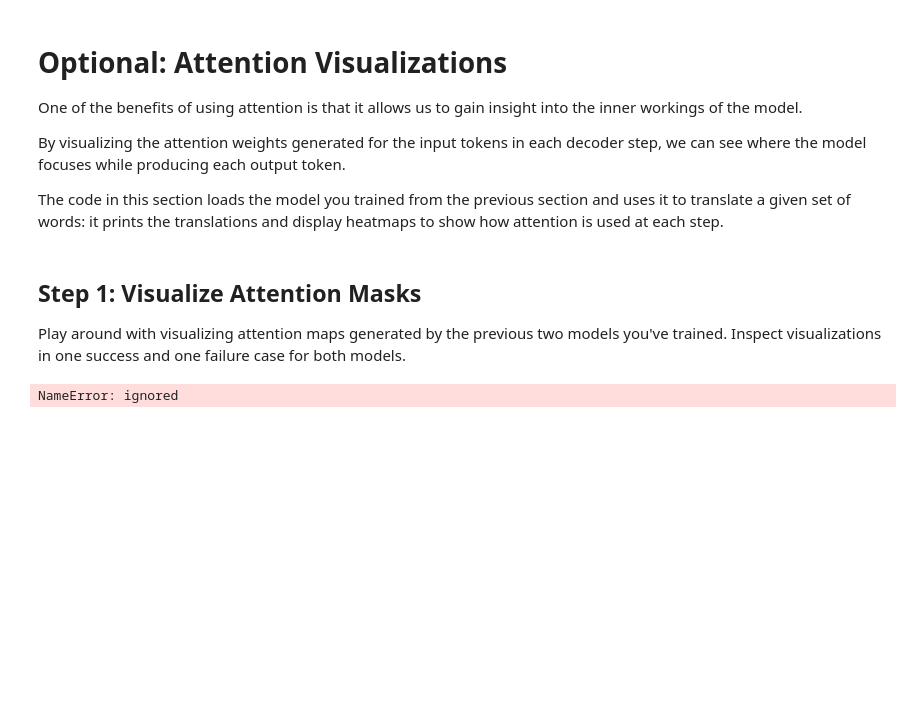
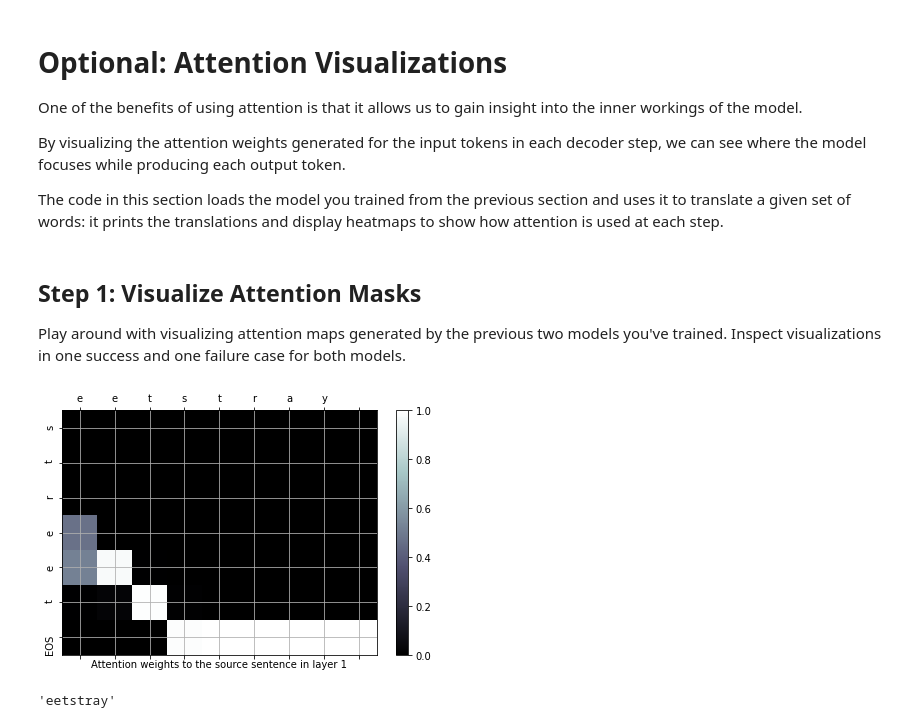
Before and after one commit to constructor-s/csc413-winter-2021, a Jupyter notebook: a3/nmt.ipynb, the cells around one changed output. Cells and saved outputs as stored; diff of their text form; code cells hidden in the pictures; blank space fills up the shorter version.

```diff
--- a/a3/nmt.ipynb
+++ b/a3/nmt.ipynb
@@ -1724,8 +1724,9 @@ The code in this section loads the model you trained from the previous section a
 Play around with visualizing attention maps generated by the previous two models you've trained. Inspect visualizations in one success and one failure case for both models.
 # %%
 TEST_WORD_ATTN = 'street'
-visualize_attention(TEST_WORD_ATTN, rnn_attn_encoder, rnn_attn_decoder, None, args)
+visualize_attention(TEST_WORD_ATTN, rnn_attn_encoder, rnn_attn_decoder, None, rnn_attn_args)
 # %% [output]
+[figure, added]
-NameError: ignored
+'eetstray'
 # %%
 TEST_WORD_ATTN = 'street'
```
Also changed, not shown: parts of 4 cells of this notebook.
